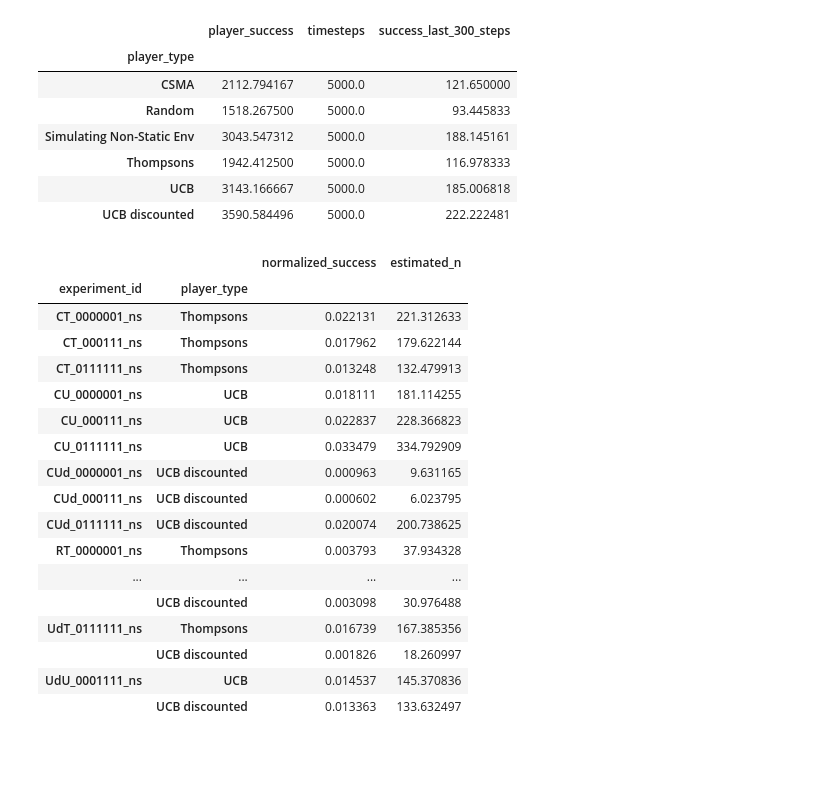
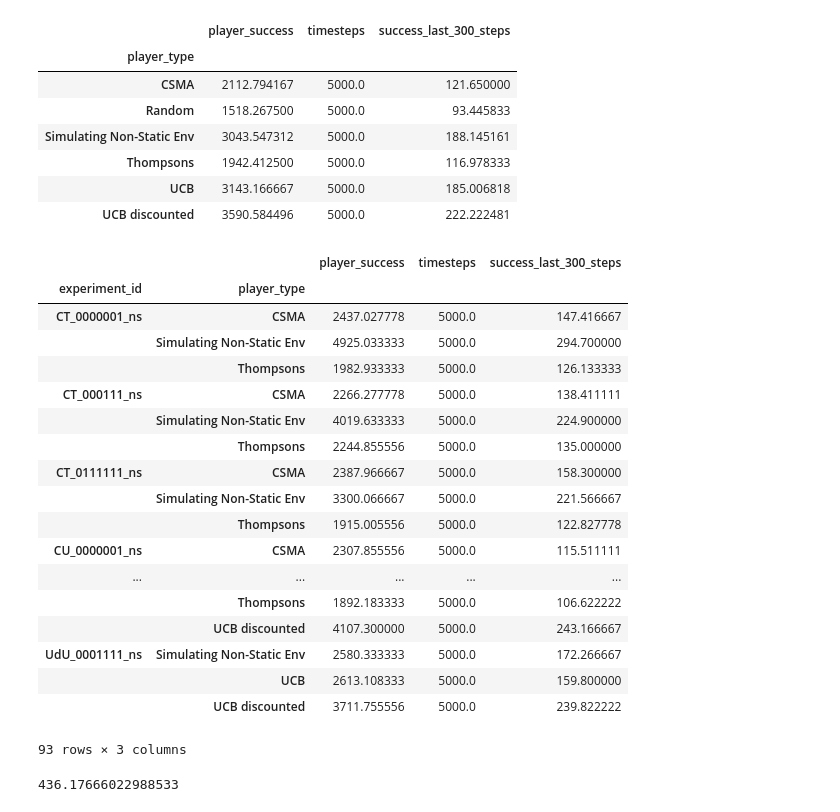
Before and after one commit to liampurvis/CollaborativeRadioNetworks, a Jupyter notebook: testing/test_saved_environment.ipynb, the cells around one changed output. Drawn from its saved outputs; the diff is of its cells as text; code cells hidden in the pictures; blank space fills up the shorter version.

```diff
--- a/testing/test_saved_environment.ipynb
+++ b/testing/test_saved_environment.ipynb
@@ -55,33 +71,39 @@ data.to_pickle("raw_df.pkl")
+# %%
+data.loc[data.timesteps == 5000, ['experiment_id',
+                                  'player_type',
+                                  'player_success',
+                                  'timesteps',
+                                  'success_last_300_steps']].groupby(['experiment_id',
+                                                                      'player_type']).mean()
+# %% [output]
+|  |  | player_success | timesteps | success_last_300_steps |
+| experiment_id | player_type |  |  |  |
+| CT_0000001_ns | CSMA | 2437.027778 | 5000.0 | 147.416667 |
+|  | Simulating Non-Static Env | 4925.033333 | 5000.0 | 294.700000 |
+|  | Thompsons | 1982.933333 | 5000.0 | 126.133333 |
+| CT_000111_ns | CSMA | 2266.277778 | 5000.0 | 138.411111 |
+|  | Simulating Non-Static Env | 4019.633333 | 5000.0 | 224.900000 |
+|  | Thompsons | 2244.855556 | 5000.0 | 135.000000 |
+| CT_0111111_ns | CSMA | 2387.966667 | 5000.0 | 158.300000 |
+|  | Simulating Non-Static Env | 3300.066667 | 5000.0 | 221.566667 |
+|  | Thompsons | 1915.005556 | 5000.0 | 122.827778 |
+| CU_0000001_ns | CSMA | 2307.855556 | 5000.0 | 115.511111 |
+| ... | ... | ... | ... | ... |
+|  | Thompsons | 1892.183333 | 5000.0 | 106.622222 |
+|  | UCB discounted | 4107.300000 | 5000.0 | 243.166667 |
+| UdU_0001111_ns | Simulating Non-Static Env | 2580.333333 | 5000.0 | 172.266667 |
+|  | UCB | 2613.108333 | 5000.0 | 159.800000 |
+|  | UCB discounted | 3711.755556 | 5000.0 | 239.822222 |
+93 rows × 3 columns
 # %%
 power = data.loc[data.timesteps == 5000, ['experiment_id',
                                   'player_type',
                                   'normalized_success']].groupby(['experiment_id',
                                                                       'player_type']).var()
 power['estimated_n'] = power.normalized_success * 9 /(.03**2)
-#max(power.estimated_n[power.player_type != "CSMA"])
-#power.loc[('UdU_0001111_ns', 'CSMA')]
-power.iloc[(power.index.get_level_values('player_type') != 'CSMA') &
-           (power.index.get_level_values('player_type') != 'Simulating Non-Static Env') &
-          (power.index.get_level_values('player_type') != 'Random')]
+max(power.estimated_n)
 # %% [output]
-|  |  | normalized_success | estimated_n |
-| experiment_id | player_type |  |  |
-| CT_0000001_ns | Thompsons | 0.022131 | 221.312633 |
-| CT_000111_ns | Thompsons | 0.017962 | 179.622144 |
-| CT_0111111_ns | Thompsons | 0.013248 | 132.479913 |
-| CU_0000001_ns | UCB | 0.018111 | 181.114255 |
-| CU_000111_ns | UCB | 0.022837 | 228.366823 |
-| CU_0111111_ns | UCB | 0.033479 | 334.792909 |
-| CUd_0000001_ns | UCB discounted | 0.000963 | 9.631165 |
-| CUd_000111_ns | UCB discounted | 0.000602 | 6.023795 |
-| CUd_0111111_ns | UCB discounted | 0.020074 | 200.738625 |
-| RT_0000001_ns | Thompsons | 0.003793 | 37.934328 |
-| ... | ... | ... | ... |
-|  | UCB discounted | 0.003098 | 30.976488 |
-| UdT_0111111_ns | Thompsons | 0.016739 | 167.385356 |
-|  | UCB discounted | 0.001826 | 18.260997 |
-| UdU_0001111_ns | UCB | 0.014537 | 145.370836 |
-|  | UCB discounted | 0.013363 | 133.632497 |
+436.17666022988533
 # %%
 data.loc[data.timesteps == 5000, ['experiment_id',
                                   'player_type',
```
Also changed, not shown: parts of 4 cells of this notebook, 11 other files.
